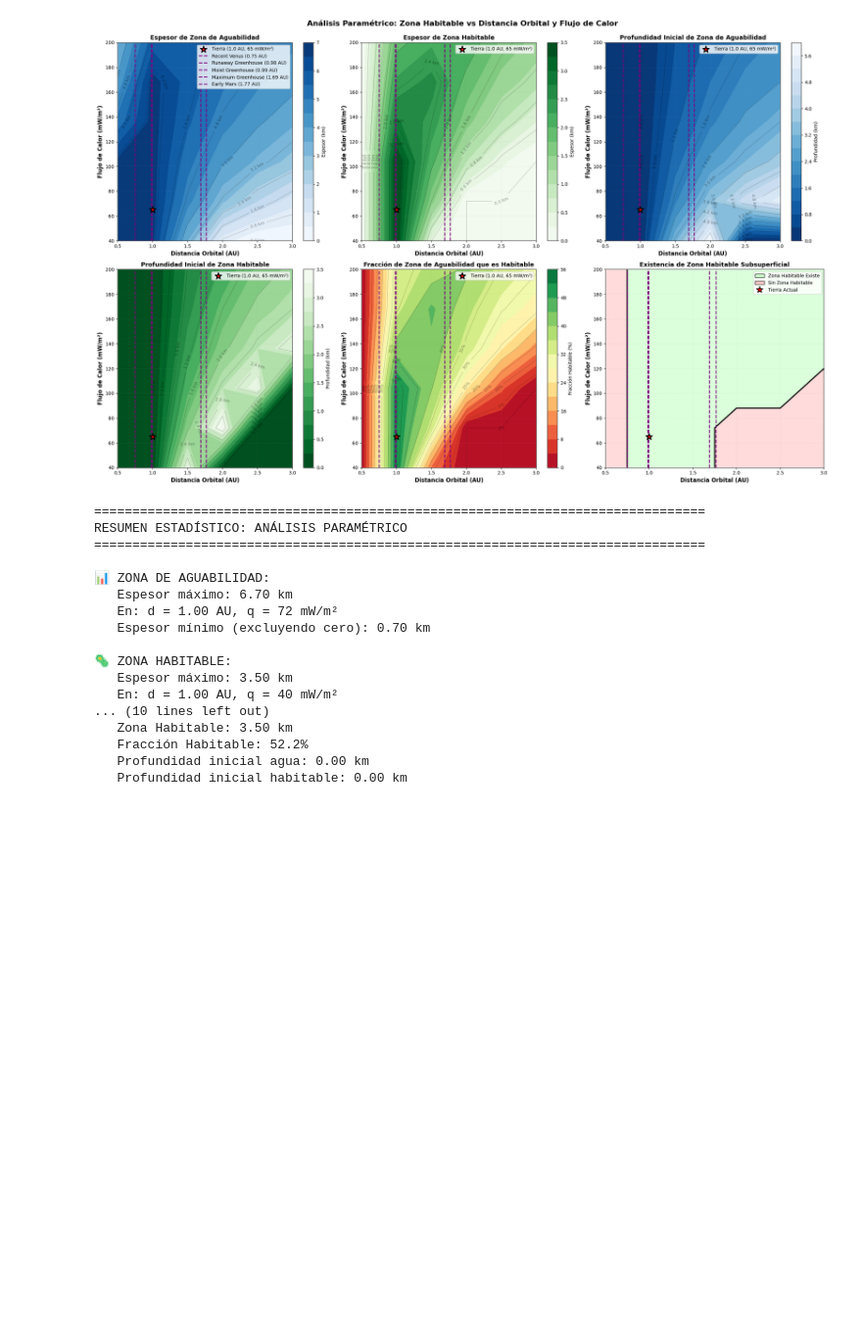
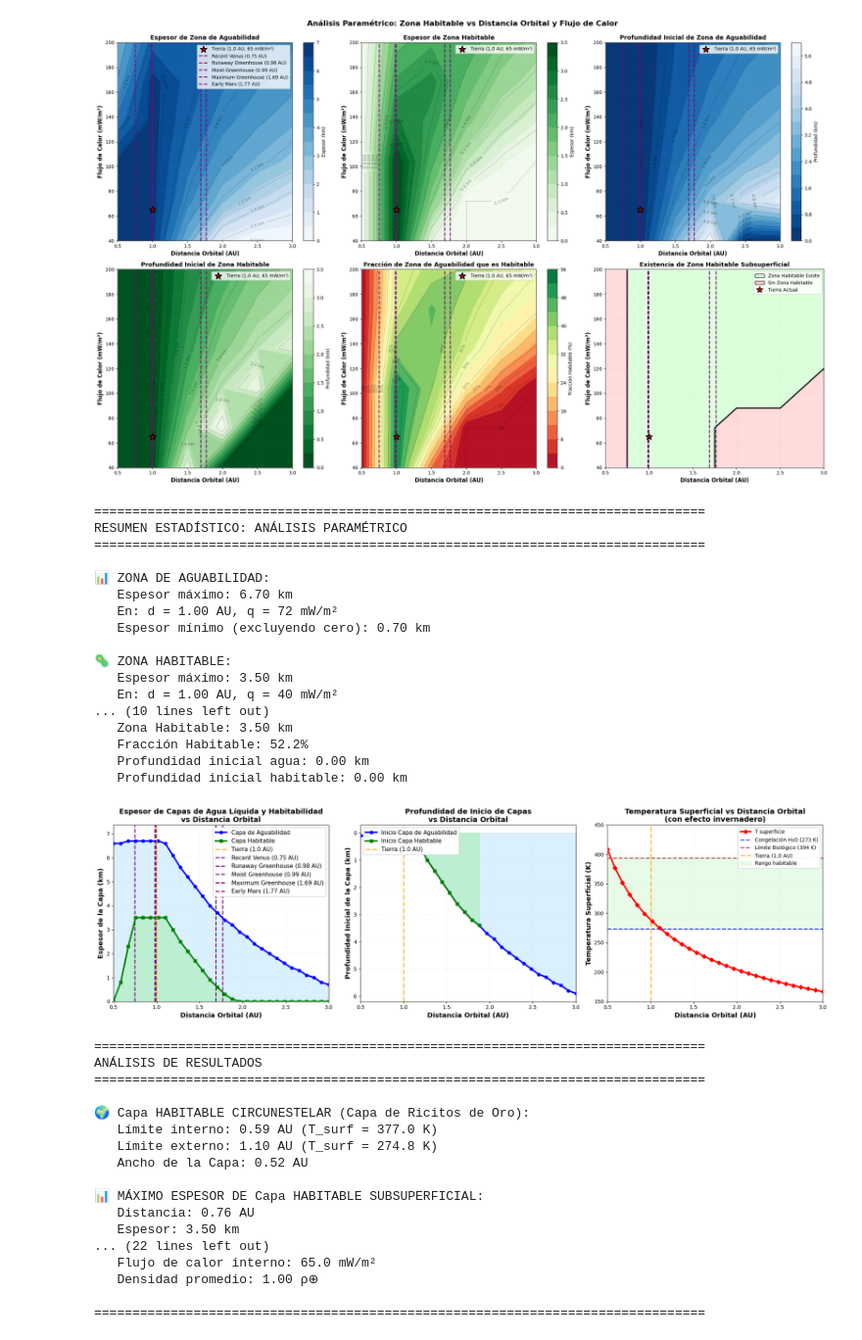
Before and after one commit to Santiago-Orjuela/Hab3D, a Jupyter notebook: Codigos-Scripts/Aguabilidad-Tierra.ipynb, the cells around one changed output. Shown at 98% size. Cells and saved outputs as stored; diff of their text form; code cells hidden in the pictures; blank space fills up the shorter version.

```diff
--- a/Codigos-Scripts/Aguabilidad-Tierra.ipynb
+++ b/Codigos-Scripts/Aguabilidad-Tierra.ipynb
@@ -1324,7 +1324,7 @@ def habitability_vs_distance(
 
     return data
 
-def plots_habitability_vs_distance(data):
+def plots_habitability_vs_distance(data, kopparapu_limits=None):
 
     distances_AU = data['distances_AU']
     water_thickness = data['water_thickness']
@@ -1365,6 +1365,15 @@ def plots_habitability_vs_distance(data):
     ax1.set_xlim(0.5, 3.0)
     if max(water_thickness) > 0:
         ax1.set_ylim(0, max(water_thickness) * 1.1)
+
+    #limites de Kopparapu
+    if kopparapu_limits is not None:
+        for limit_name, distance_AU in kopparapu_limits.items():
+                ax1.axvline(distance_AU, color='purple', linestyle='--', linewidth=2,
+                           label=f'{limit_name} ({distance_AU:.2f} AU)')
+        handles, labels = ax1.get_legend_handles_labels()
+        by_label = dict(zip(labels, handles))
+        ax1.legend(by_label.values(), by_label.keys(), loc='upper right', fontsize=11, framealpha=0.95)
 
     # PANEL 2: PROFUNDIDAD INICIAL vs DISTANCIA ORBITAL
     # Filtrar valores válidos (no NaN)
@@ -2321,3 +2325,24 @@ RESUMEN ESTADÍSTICO: ANÁLISIS PARAMÉTRICO
    Fracción Habitable: 52.2%
    Profundidad inicial agua: 0.00 km
    Profundidad inicial habitable: 0.00 km
+# %%
+plots_habitability_vs_distance(data, kopparapu_limits=distances_kopparapu)
+# %% [output]
+[figure, added]
+================================================================================
+ANÁLISIS DE RESULTADOS
+================================================================================
+
+🌍 Capa HABITABLE CIRCUNESTELAR (Capa de Ricitos de Oro):
+   Límite interno: 0.59 AU (T_surf = 377.0 K)
+   Límite externo: 1.10 AU (T_surf = 274.8 K)
+   Ancho de la Capa: 0.52 AU
+
+📊 MÁXIMO ESPESOR DE Capa HABITABLE SUBSUPERFICIAL:
+   Distancia: 0.76 AU
+   Espesor: 3.50 km
+... (22 lines left out)
+   Flujo de calor interno: 65.0 mW/m²
+   Densidad promedio: 1.00 ρ⊕
+
+================================================================================
```
Also changed, not shown: parts of 4 cells of this notebook, 3 other files.
